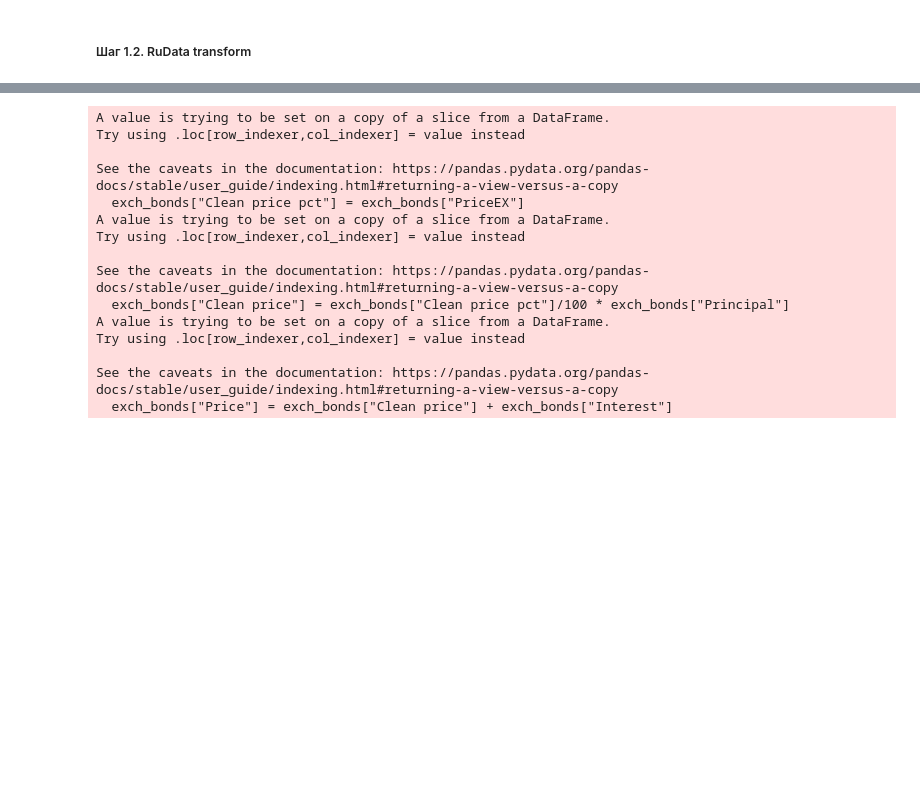
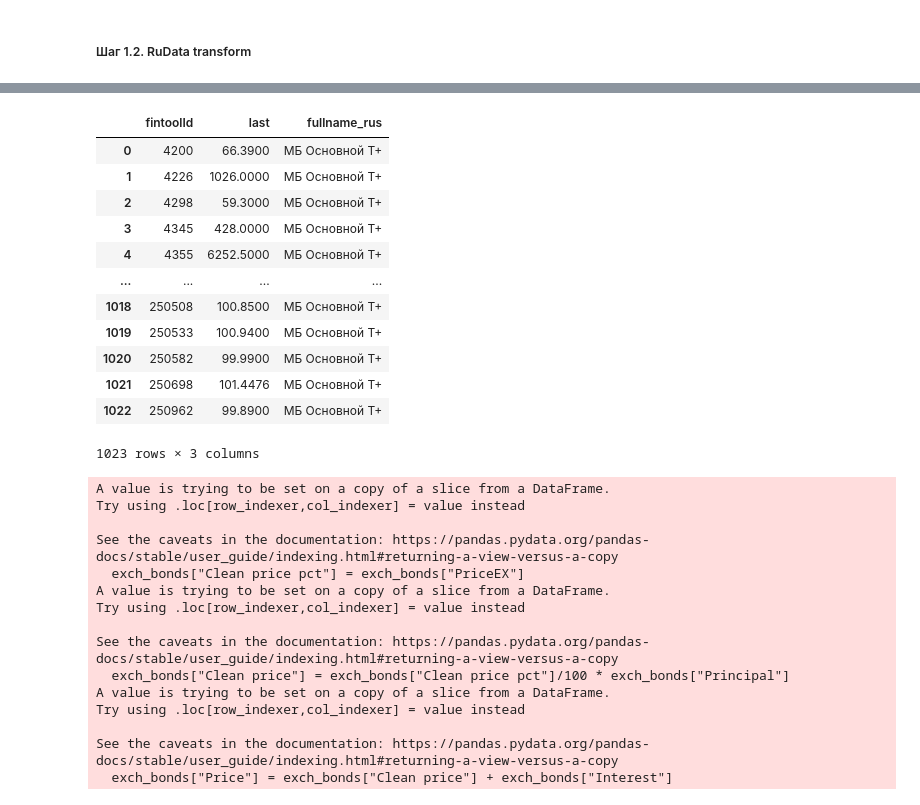
Before and after one commit to alexkobz/insurance, a Jupyter notebook: prices.ipynb, the cells around one changed output, grey strips where cells are left out. Cells and saved outputs as stored; diff of their text form; code cells hidden in the pictures; blank space fills up the shorter version.

```diff
--- a/prices.ipynb
+++ b/prices.ipynb
@@ -332,3 +349,21 @@ exch_prices = exch_prices.merge(TransformFintoolReferenceData[["Fintool", "ISIN"
+# %%
+exch_prices = EndOfDay.merge(
+    ExchangeTree[['id', 'fullname_rus']], how='left', left_on='id_trade_site', right_on='id')[['fintoolId', 'last', 'fullname_rus']]
+exch_prices
+# %% [output]
+|  | fintoolId | last | fullname_rus |
+| 0 | 4200 | 66.3900 | МБ Основной Т+ |
+| 1 | 4226 | 1026.0000 | МБ Основной Т+ |
+| 2 | 4298 | 59.3000 | МБ Основной Т+ |
+| 3 | 4345 | 428.0000 | МБ Основной Т+ |
+| 4 | 4355 | 6252.5000 | МБ Основной Т+ |
+| ... | ... | ... | ... |
+| 1018 | 250508 | 100.8500 | МБ Основной Т+ |
+| 1019 | 250533 | 100.9400 | МБ Основной Т+ |
+| 1020 | 250582 | 99.9900 | МБ Основной Т+ |
+| 1021 | 250698 | 101.4476 | МБ Основной Т+ |
+| 1022 | 250962 | 99.8900 | МБ Основной Т+ |
+1023 rows × 3 columns
 # %%
 exch_bonds = exch_prices[exch_prices['Type']=='Облигация']
 exch_bonds["Clean price pct"] = exch_bonds["PriceEX"]
```
Also changed, not shown: parts of 34 cells of this notebook, 16 other files.
